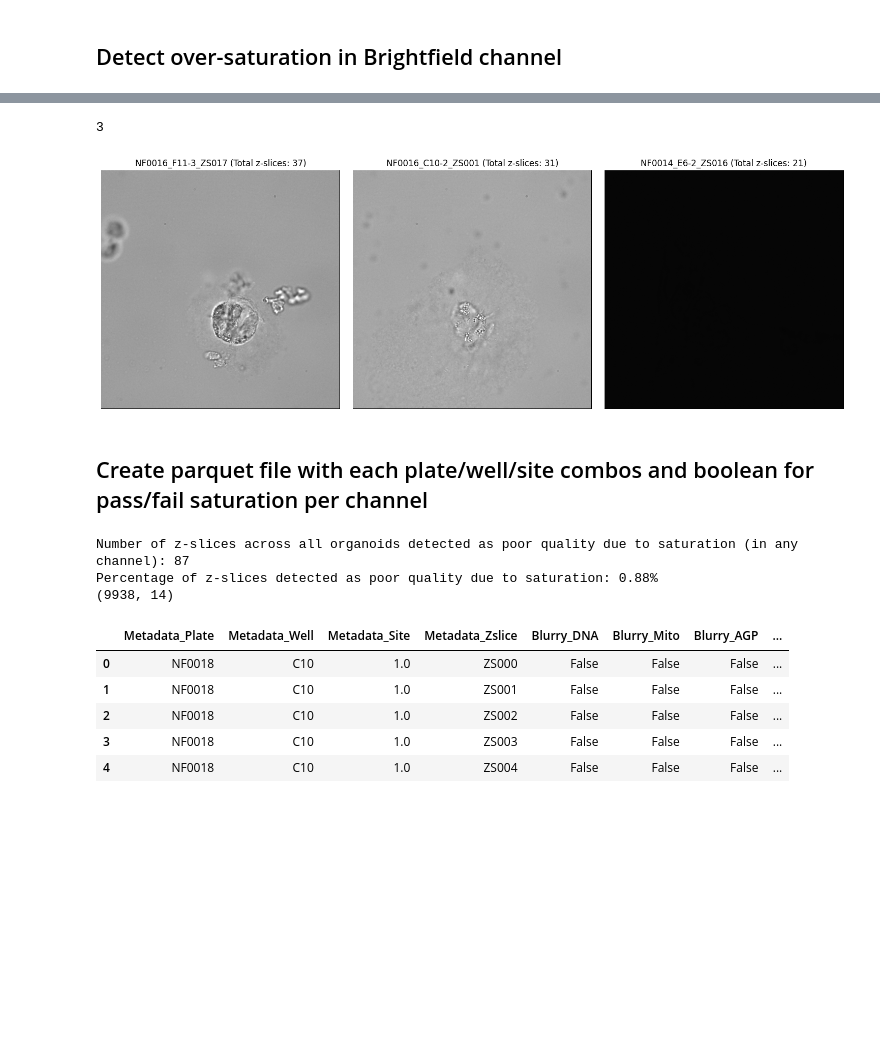
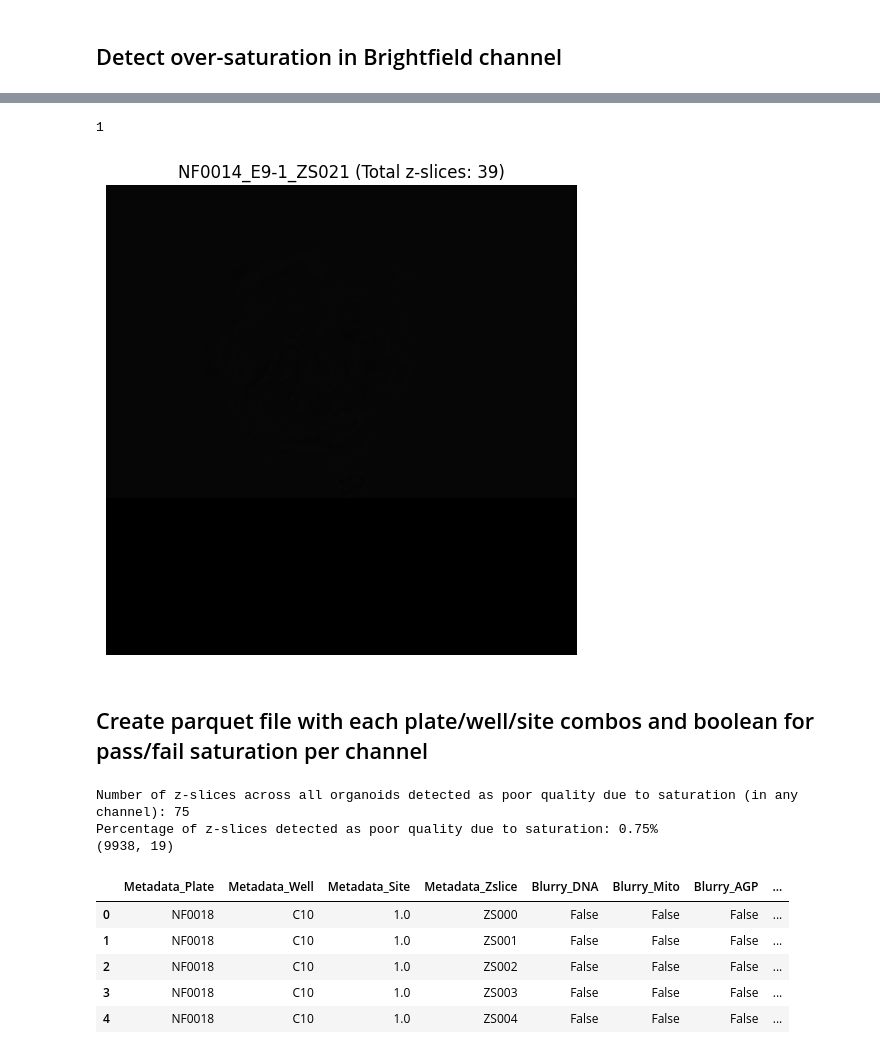
Before and after one commit to WayScience/NF1_3D_organoid_profiling_pipeline, a Jupyter notebook: 1.image_quality_control/notebooks/2.evaluate_saturation_qc.ipynb, the cells around one changed output, grey strips where cells are left out. Drawn from its saved outputs; the diff is of its cells as text; code cells hidden in the pictures; blank space fills up the shorter version.

```diff
--- a/1.image_quality_control/notebooks/2.evaluate_saturation_qc.ipynb
+++ b/1.image_quality_control/notebooks/2.evaluate_saturation_qc.ipynb
@@ -61,6 +61,10 @@ for path in image_csv_paths:
     # Load only the required columns by filtering columns with specified prefixes
     plate_df = pd.read_csv(path, usecols=lambda col: col.startswith(prefixes))
 
+    # Skip processing NF0017
+    if "NF0017" in str(path):
+        continue
+
     # Check for NaNs in the Metadata_Plate, Metadata_Well, and Metadata_Site columns
     if plate_df[["Metadata_Plate", "Metadata_Well", "Metadata_Site"]].isna().any().any():
         print(f"NaNs detected in {path} in Metadata_Plate, Metadata_Well, or Metadata_Site columns")
@@ -431,7 +435,7 @@ saturation_brightfield_outliers = cosmicqc.find_outliers(
     df=concat_qc_df,
     metadata_columns=metadata_columns,
     feature_thresholds={
-        "ImageQuality_PercentMaximal_Brightfield": 10,
+        "ImageQuality_PercentMaximal_InvertBrightfield": 2,
     },
 )
 
@@ -467,44 +467,44 @@ unique_samples = unique_groups.apply(lambda group: group.sample(n=1, random_stat
 # Reset the index for convenience
 unique_samples = unique_samples.reset_index(drop=True)
 
-# Further randomly select 3 unique images
-if len(unique_samples) < 3:
+# Further randomly select 1 unique images
+if len(unique_samples) < 1:
     print("Not enough unique Plate-Well-Site combinations for the requested images.")
 else:
-    selected_images = unique_samples.sample(n=3, random_state=0)
+    selected_images = unique_samples.sample(n=1, random_state=0)
 
 # Create a figure to display images
 plt.figure(figsize=(15, 5))
 
 # Loop through the selected image paths and display each image
 for idx, row in enumerate(
     selected_images.itertuples(), start=1
 ):  # Enumerate for subplot indexing
     image_path = row.Full_Path_Brightfield
     # Format the metadata title
     metadata_title = f"{row.Metadata_Plate}_{row.Metadata_Well}-{int(row.Metadata_Site)}_{row.Metadata_Zslice} (Total z-slices: {row.Metadata_zslice_total})"
 
     # Read the image
     image = cv2.imread(image_path)
     if image is None:
         print(f"Warning: Could not read image at {image_path}")
         continue
     image = cv2.cvtColor(
         image, cv2.COLOR_BGR2RGB
     )  # Convert from BGR to RGB for proper display
 
     # Add the image to the plot
     plt.subplot(1, 3, idx)  # Use idx for subplot placement
     plt.imshow(image)
     plt.title(metadata_title)
     plt.axis("off")
 
 # Show the plot
 plt.tight_layout()
 plt.show()
 # %% [output]
-3
+1
-[figure, old version]
+[figure, new version]
 # %% [markdown]
 ## Create parquet file with each plate/well/site combos and boolean for pass/fail saturation per channel
 # %%
@@ -582,9 +582,9 @@ print(merged_qc_results.shape)
 # Display the first few rows of the merged dataframe
 merged_qc_results.head()
 # %% [output]
-Number of z-slices across all organoids detected as poor quality due to saturation (in any channel): 87
-Percentage of z-slices detected as poor quality due to saturation: 0.88%
-(9938, 14)
+Number of z-slices across all organoids detected as poor quality due to saturation (in any channel): 75
+Percentage of z-slices detected as poor quality due to saturation: 0.75%
+(9938, 19)
 |  | Metadata_Plate | Metadata_Well | Metadata_Site | Metadata_Zslice | Blurry_DNA | Blurry_Mito | Blurry_AGP | ... |
 | 0 | NF0018 | C10 | 1.0 | ZS000 | False | False | False | ... |
 | 1 | NF0018 | C10 | 1.0 | ZS001 | False | False | False | ... |
```
Also changed, not shown: parts of 1 cell of this notebook, 30 other files.
